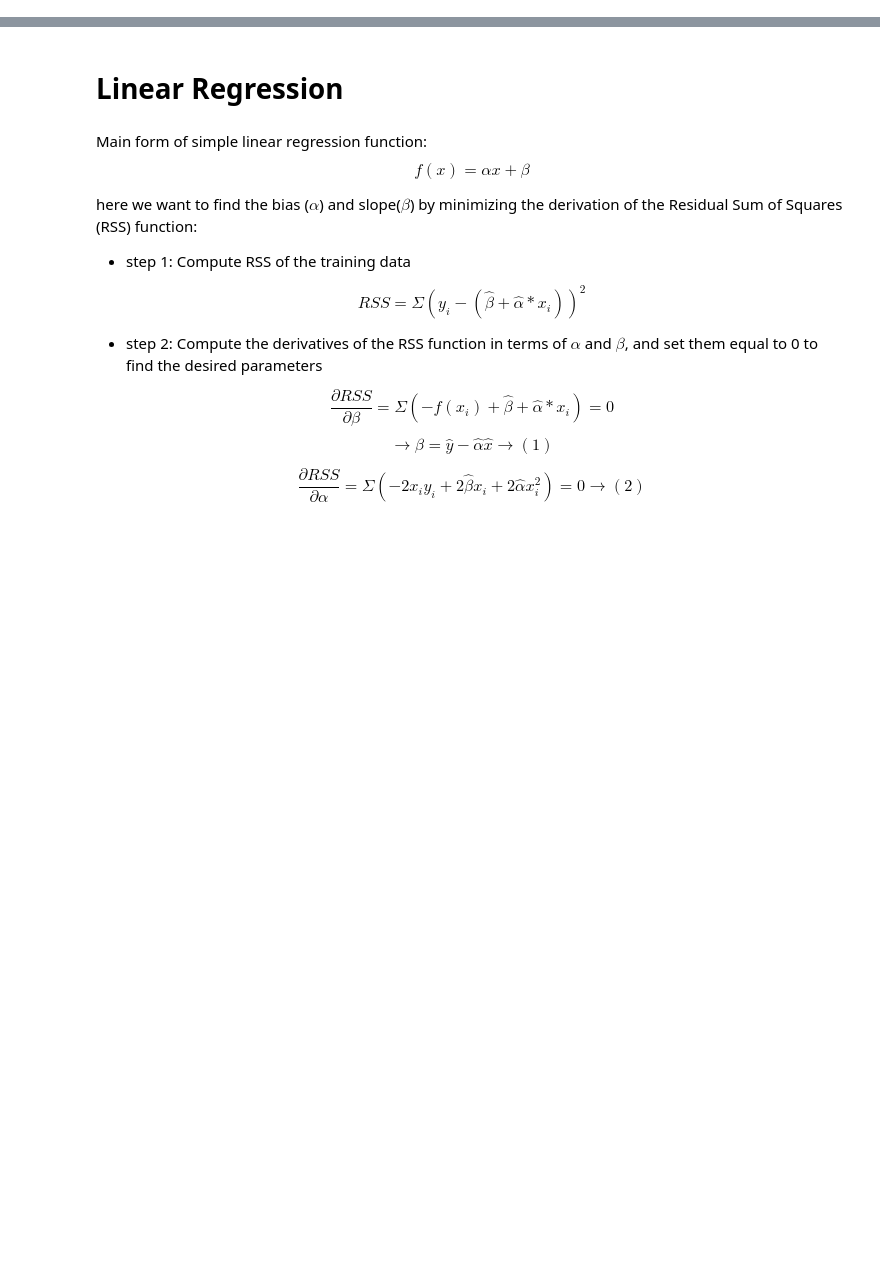
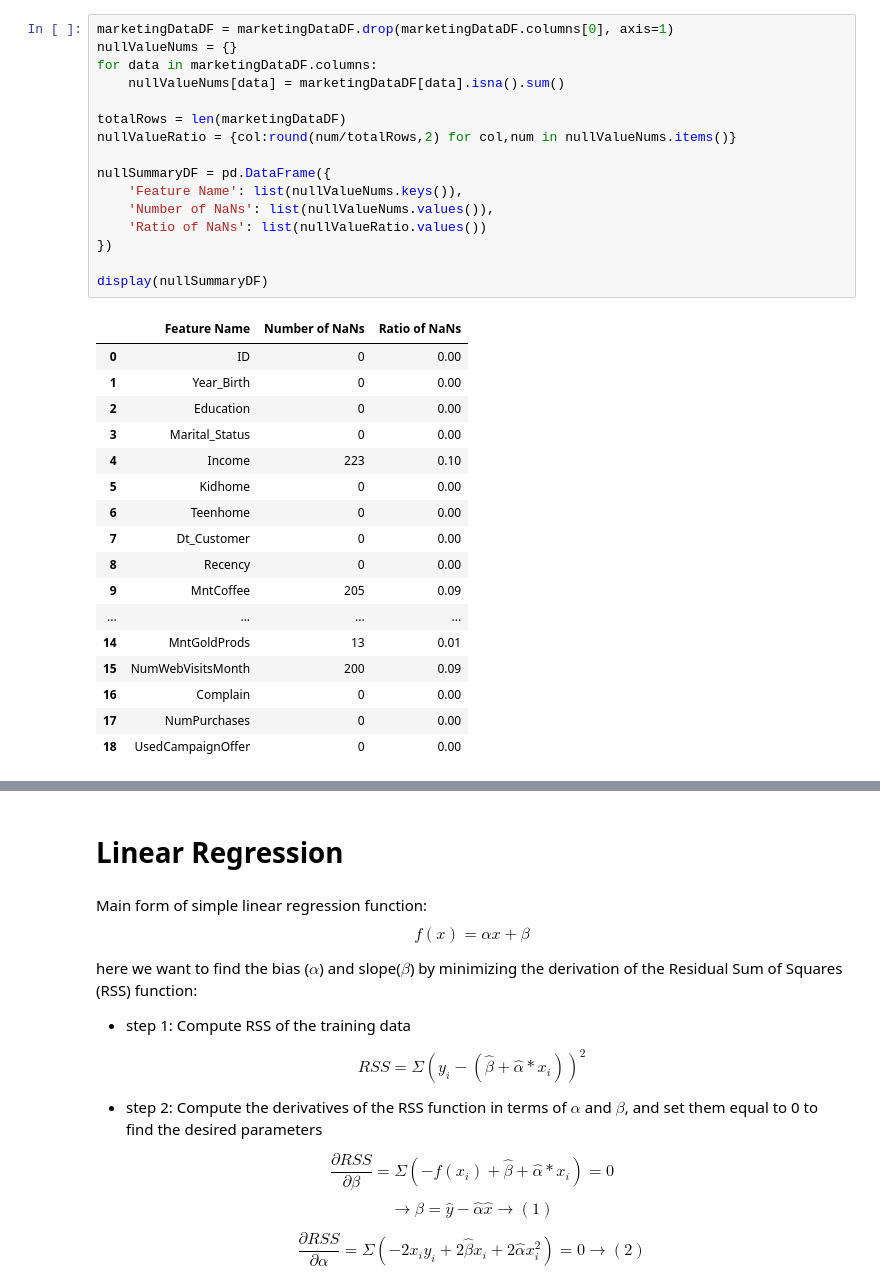
Before and after one commit to amiralirahimii/Artificial-Intelligence-Course-Projects-F2024, a Jupyter notebook: AI-CA4.ipynb, the cells around one changed output, grey strips where cells are left out. Cells and saved outputs as stored; diff of their text form; blank space fills up the shorter version.

```diff
--- a/AI-CA4.ipynb
+++ b/AI-CA4.ipynb
@@ -34,0 +36,34 @@ memory usage: 350.1+ KB
+# %%
+marketingDataDF = marketingDataDF.drop(marketingDataDF.columns[0], axis=1)
+nullValueNums = {}
+for data in marketingDataDF.columns:
+    nullValueNums[data] = marketingDataDF[data].isna().sum()
+
+totalRows = len(marketingDataDF)
+nullValueRatio = {col:round(num/totalRows,2) for col,num in nullValueNums.items()}
+
+nullSummaryDF = pd.DataFrame({
+    'Feature Name': list(nullValueNums.keys()),
+    'Number of NaNs': list(nullValueNums.values()),
+    'Ratio of NaNs': list(nullValueRatio.values())
+})
+
+display(nullSummaryDF)
+# %% [output]
+|  | Feature Name | Number of NaNs | Ratio of NaNs |
+| 0 | ID | 0 | 0.00 |
+| 1 | Year_Birth | 0 | 0.00 |
+| 2 | Education | 0 | 0.00 |
+| 3 | Marital_Status | 0 | 0.00 |
+| 4 | Income | 223 | 0.10 |
+| 5 | Kidhome | 0 | 0.00 |
+| 6 | Teenhome | 0 | 0.00 |
+| 7 | Dt_Customer | 0 | 0.00 |
+| 8 | Recency | 0 | 0.00 |
+| 9 | MntCoffee | 205 | 0.09 |
+| ... | ... | ... | ... |
+| 14 | MntGoldProds | 13 | 0.01 |
+| 15 | NumWebVisitsMonth | 200 | 0.09 |
+| 16 | Complain | 0 | 0.00 |
+| 17 | NumPurchases | 0 | 0.00 |
+| 18 | UsedCampaignOffer | 0 | 0.00 |
```
Also changed, not shown: parts of 6 cells of this notebook.
